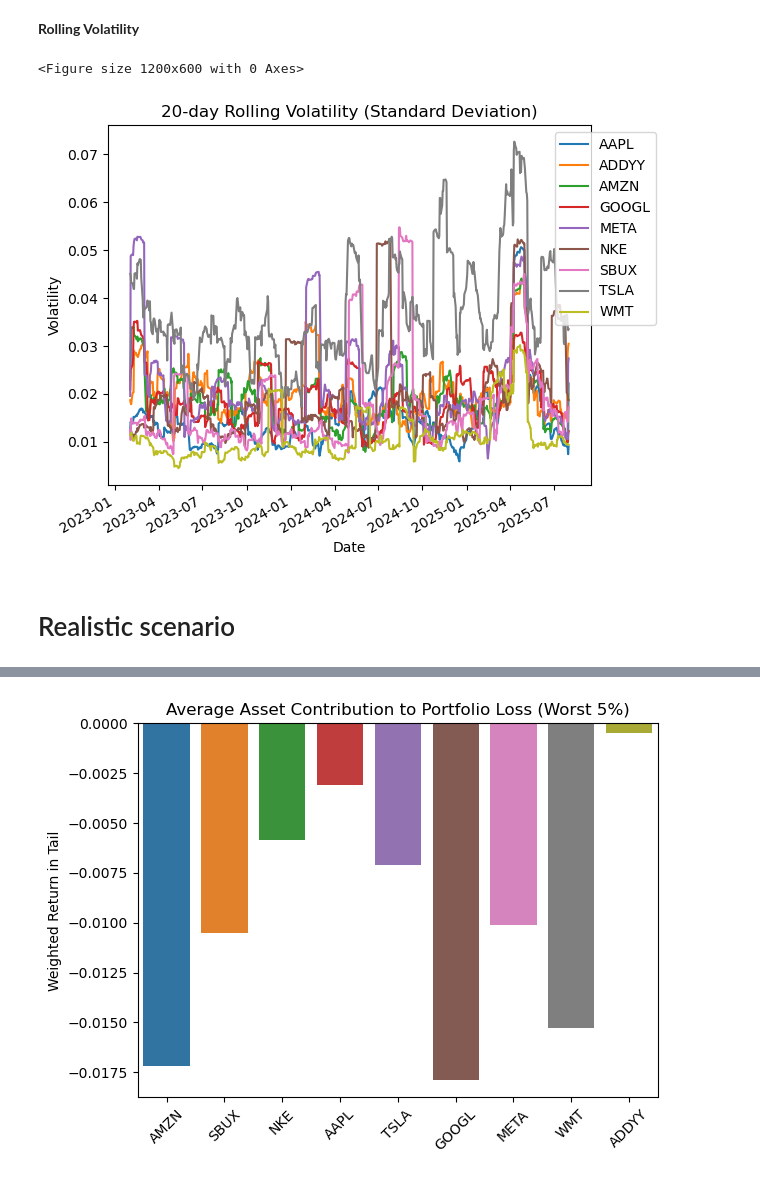
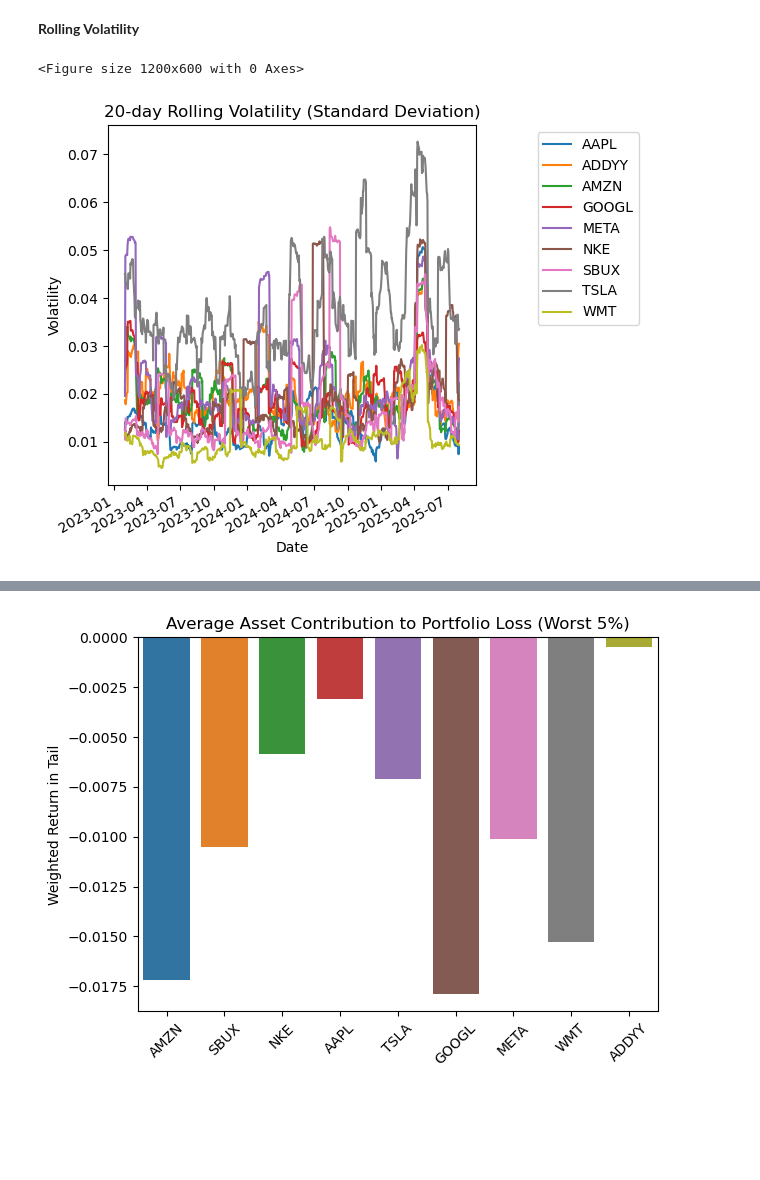
Before and after one commit to SamirMohsUNC/py_MC_sim, a Jupyter notebook: notebooks/monte_carlo_analysis.ipynb, the cells around one changed output, grey strips where cells are left out. Drawn from its saved outputs; the diff is of its cells as text; code cells hidden in the pictures; blank space fills up the shorter version.

```diff
--- a/notebooks/monte_carlo_analysis.ipynb
+++ b/notebooks/monte_carlo_analysis.ipynb
@@ -74,17 +58,15 @@ plt.show()
 # %%
 # Rolling 20-day standard deviation
 rolling_vol = returns_df.rolling(window=20).std()
 
 plt.figure(figsize=(12,6))
 rolling_vol.plot()
 plt.title('20-day Rolling Volatility (Standard Deviation)')
 plt.ylabel('Volatility')
 plt.xlabel('Date')
-plt.legend(loc='upper right', bbox_to_anchor=(1.15, 1))
+plt.legend(loc='upper left', bbox_to_anchor=(1.15, 1))
 plt.tight_layout()
 plt.show()
 # %% [output]
 <Figure size 1200x600 with 0 Axes>
-[figure, old version]
+[figure, new version]
-# %% [markdown]
-# Realistic scenario
```
Also changed, not shown: parts of 4 cells of this notebook.
